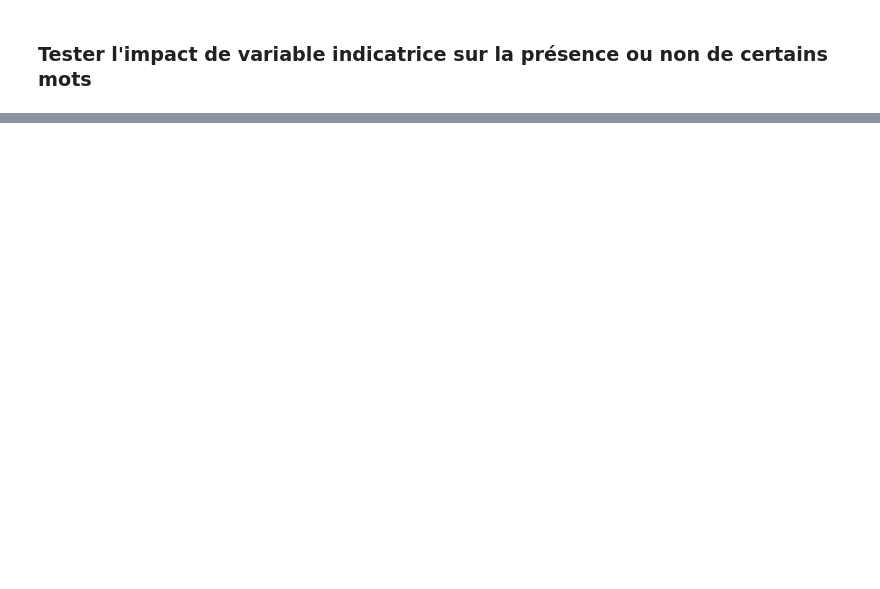
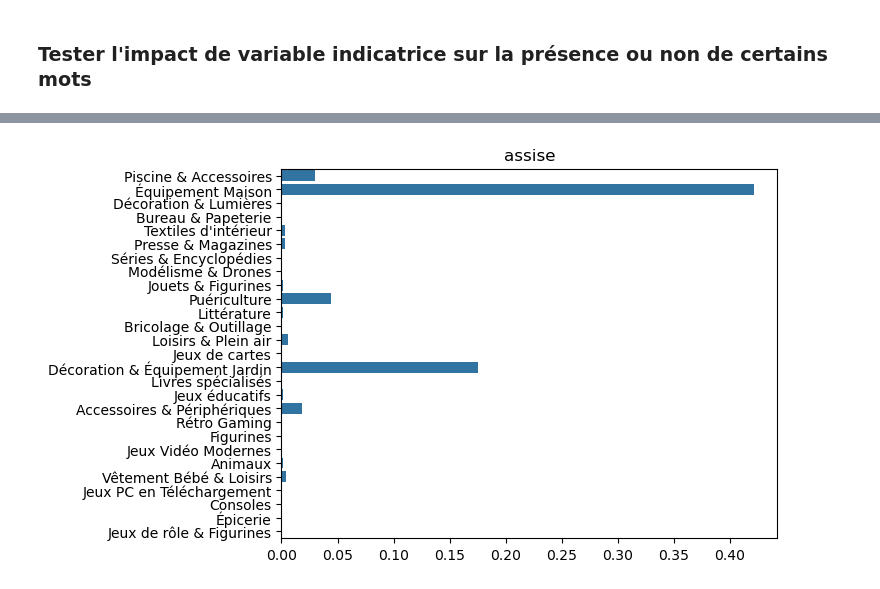
Before and after one commit to beautiful-pixel/DS_rakuten, a Jupyter notebook: exploration_liste_de_mots.ipynb, the cells around one changed output, grey strips where cells are left out. Drawn from its saved outputs; the diff is of its cells as text; code cells hidden in the pictures; blank space fills up the shorter version.

```diff
--- a/exploration_liste_de_mots.ipynb
+++ b/exploration_liste_de_mots.ipynb
@@ -97,0 +66,4 @@ f1 score : 0.37645416472778037
+# %%
+# les données sans les doublons et avec les étiquettes pour les langues, les doublons proches et les mauvais étiquetage potentiels
+df= pd.read_csv('exploration.csv')
+df.head()
@@ -97,0 +77,3 @@ f1 score : 0.37645416472778037
+# %%
+df[df.detected_lang == "fr"]
+df= df[df.detected_lang == "fr"]
@@ -97,0 +168,17 @@ f1 score : 0.37645416472778037
+# %%
+import matplotlib.pyplot as plt
+import seaborn as sns
+y = df['category']
+for keyword in [  "assise"]:
+    count_kw = df["text"].str.lower().str.count(keyword)
+    cat_counts = y.value_counts()
+    freq = {}
+    for cat, count in cat_counts.items():
+        freq[cat] = count_kw[y==cat].sum() / count
+    sns.barplot(y=freq.keys(), x=freq.values(), orient='h')
+    plt.title(keyword)
+    plt.show()
+
+ #   "Textiles d'intérieur": ["oreiller", "taie", "coussin", "couverture", "canapé", "cotton"] "Équipement Maison":
+# %% [output]
+[figure, added]
```
Also changed, not shown: parts of 9 cells of this notebook.
